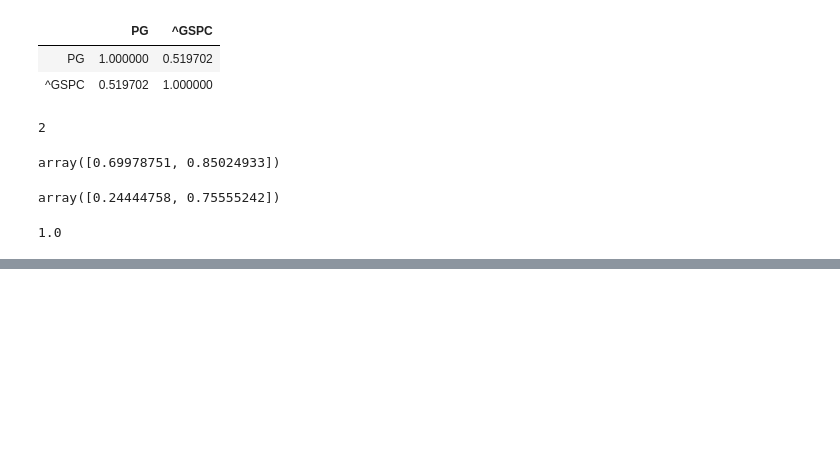
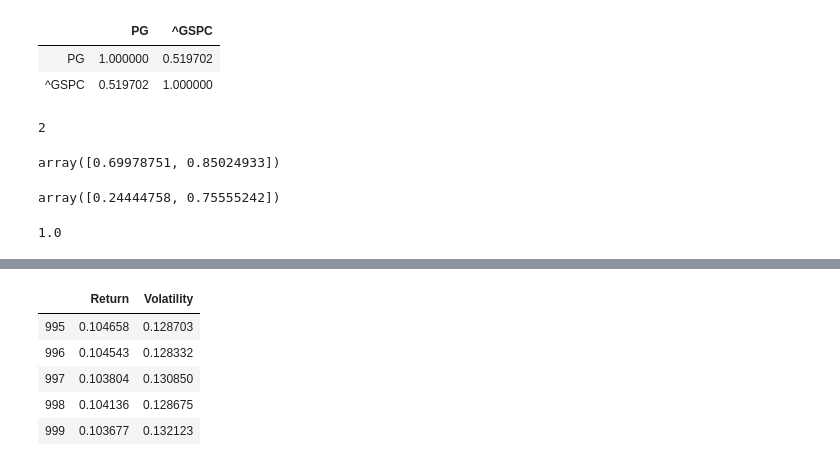
Before and after one commit to DimiGod/Python-Regression-Analysis, a Jupyter notebook: Obtaining the Efficient Frontier.ipynb, the cells around one changed output, grey strips where cells are left out. Drawn from its saved outputs; the diff is of its cells as text; code cells hidden in the pictures; blank space fills up the shorter version.

```diff
--- a/Obtaining the Efficient Frontier.ipynb
+++ b/Obtaining the Efficient Frontier.ipynb
@@ -68,0 +159,9 @@ weights[0] + weights[1]
+# %%
+portfolios.tail()
+# %% [output]
+|  | Return | Volatility |
+| 995 | 0.104658 | 0.128703 |
+| 996 | 0.104543 | 0.128332 |
+| 997 | 0.103804 | 0.130850 |
+| 998 | 0.104136 | 0.128675 |
+| 999 | 0.103677 | 0.132123 |
```
Also changed, not shown: parts of 11 cells of this notebook.
